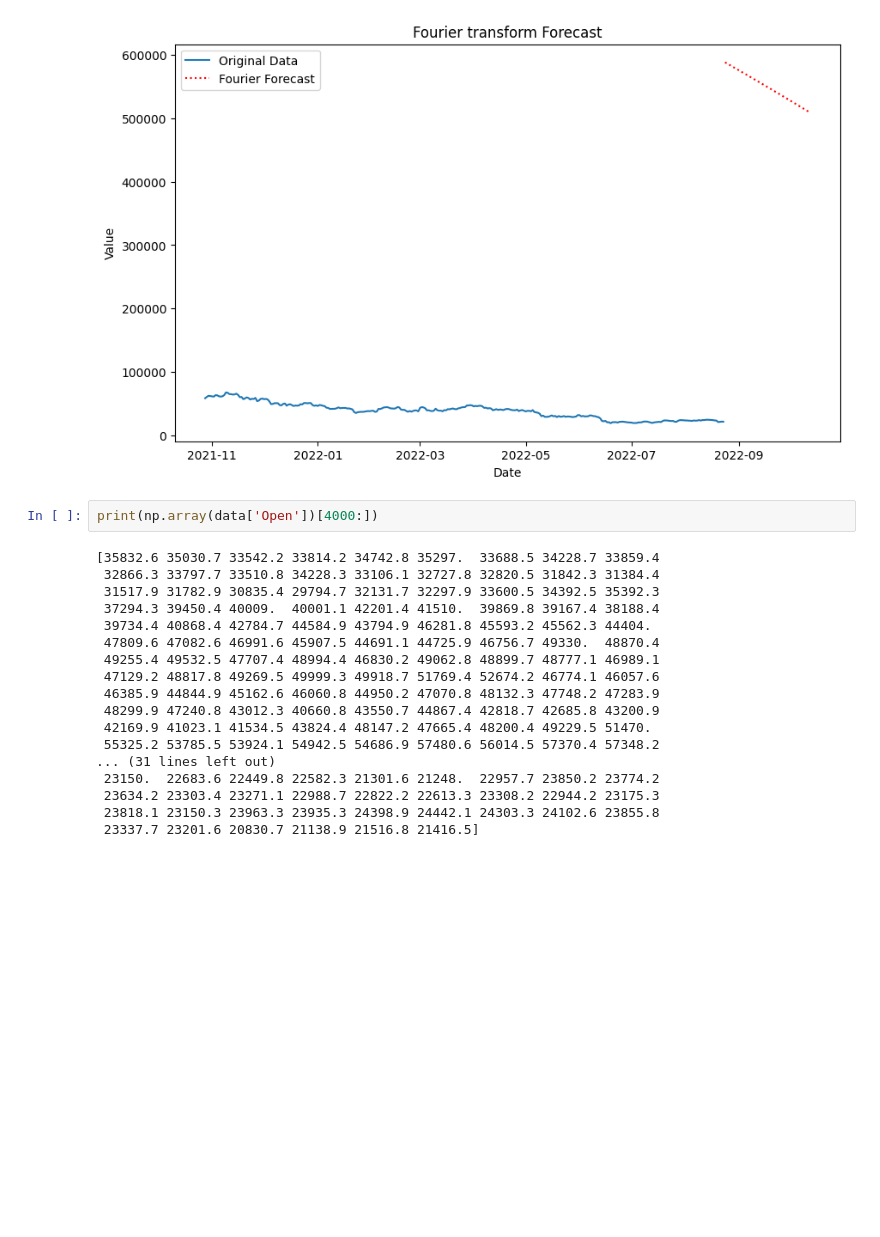
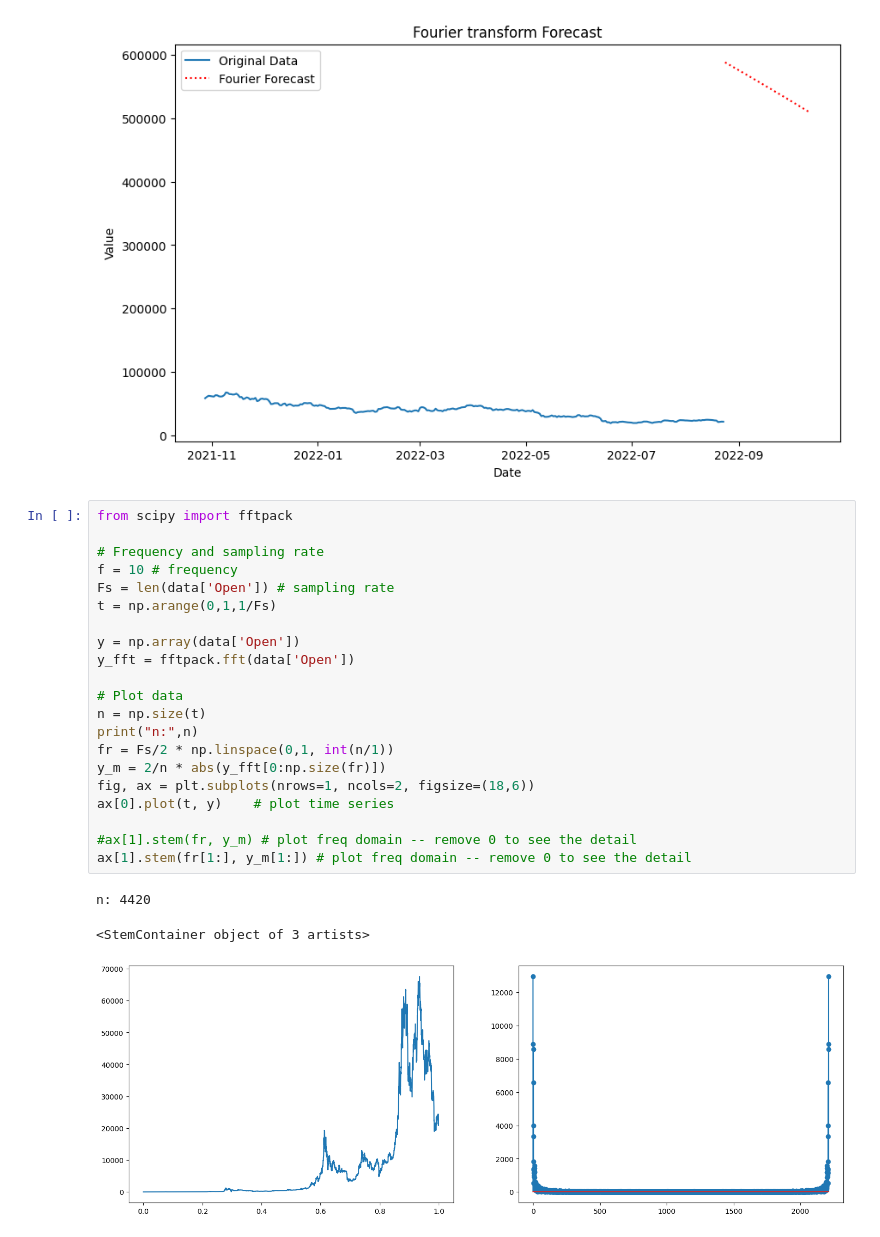
Before and after one commit to mehalyna/nlp-fuzzy, a Jupyter notebook: src/time_series.ipynb, the cells around one changed output. Cells and saved outputs as stored; diff of their text form; blank space fills up the shorter version.

```diff
--- a/src/time_series.ipynb
+++ b/src/time_series.ipynb
@@ -253,23 +255,28 @@ plt.legend()
 plt.show()
 # %% [output]
 [figure]
-# %%
-print(np.array(data['Open'])[4000:])
-# %% [output]
-[35832.6 35030.7 33542.2 33814.2 34742.8 35297.  33688.5 34228.7 33859.4
- 32866.3 33797.7 33510.8 34228.3 33106.1 32727.8 32820.5 31842.3 31384.4
- 31517.9 31782.9 30835.4 29794.7 32131.7 32297.9 33600.5 34392.5 35392.3
- 37294.3 39450.4 40009.  40001.1 42201.4 41510.  39869.8 39167.4 38188.4
- 39734.4 40868.4 42784.7 44584.9 43794.9 46281.8 45593.2 45562.3 44404.
- 47809.6 47082.6 46991.6 45907.5 44691.1 44725.9 46756.7 49330.  48870.4
- 49255.4 49532.5 47707.4 48994.4 46830.2 49062.8 48899.7 48777.1 46989.1
- 47129.2 48817.8 49269.5 49999.3 49918.7 51769.4 52674.2 46774.1 46057.6
- 46385.9 44844.9 45162.6 46060.8 44950.2 47070.8 48132.3 47748.2 47283.9
- 48299.9 47240.8 43012.3 40660.8 43550.7 44867.4 42818.7 42685.8 43200.9
- 42169.9 41023.1 41534.5 43824.4 48147.2 47665.4 48200.4 49229.5 51470.
- 55325.2 53785.5 53924.1 54942.5 54686.9 57480.6 56014.5 57370.4 57348.2
-... (31 lines left out)
- 23150.  22683.6 22449.8 22582.3 21301.6 21248.  22957.7 23850.2 23774.2
- 23634.2 23303.4 23271.1 22988.7 22822.2 22613.3 23308.2 22944.2 23175.3
- 23818.1 23150.3 23963.3 23935.3 24398.9 24442.1 24303.3 24102.6 23855.8
- 23337.7 23201.6 20830.7 21138.9 21516.8 21416.5]
+# %%
+from scipy import fftpack
+
+# Frequency and sampling rate
+f = 10 # frequency
+Fs = len(data['Open']) # sampling rate
+t = np.arange(0,1,1/Fs)
+
+y = np.array(data['Open'])
+y_fft = fftpack.fft(data['Open'])
+
+# Plot data
+n = np.size(t)
+print("n:",n)
+fr = Fs/2 * np.linspace(0,1, int(n/1))
+y_m = 2/n * abs(y_fft[0:np.size(fr)])
+fig, ax = plt.subplots(nrows=1, ncols=2, figsize=(18,6))
+ax[0].plot(t, y)    # plot time series
+
+#ax[1].stem(fr, y_m) # plot freq domain -- remove 0 to see the detail
+ax[1].stem(fr[1:], y_m[1:]) # plot freq domain -- remove 0 to see the detail
+# %% [output]
+n: 4420
+<StemContainer object of 3 artists>
+[figure, added]
```
Also changed, not shown: parts of 5 cells of this notebook.
